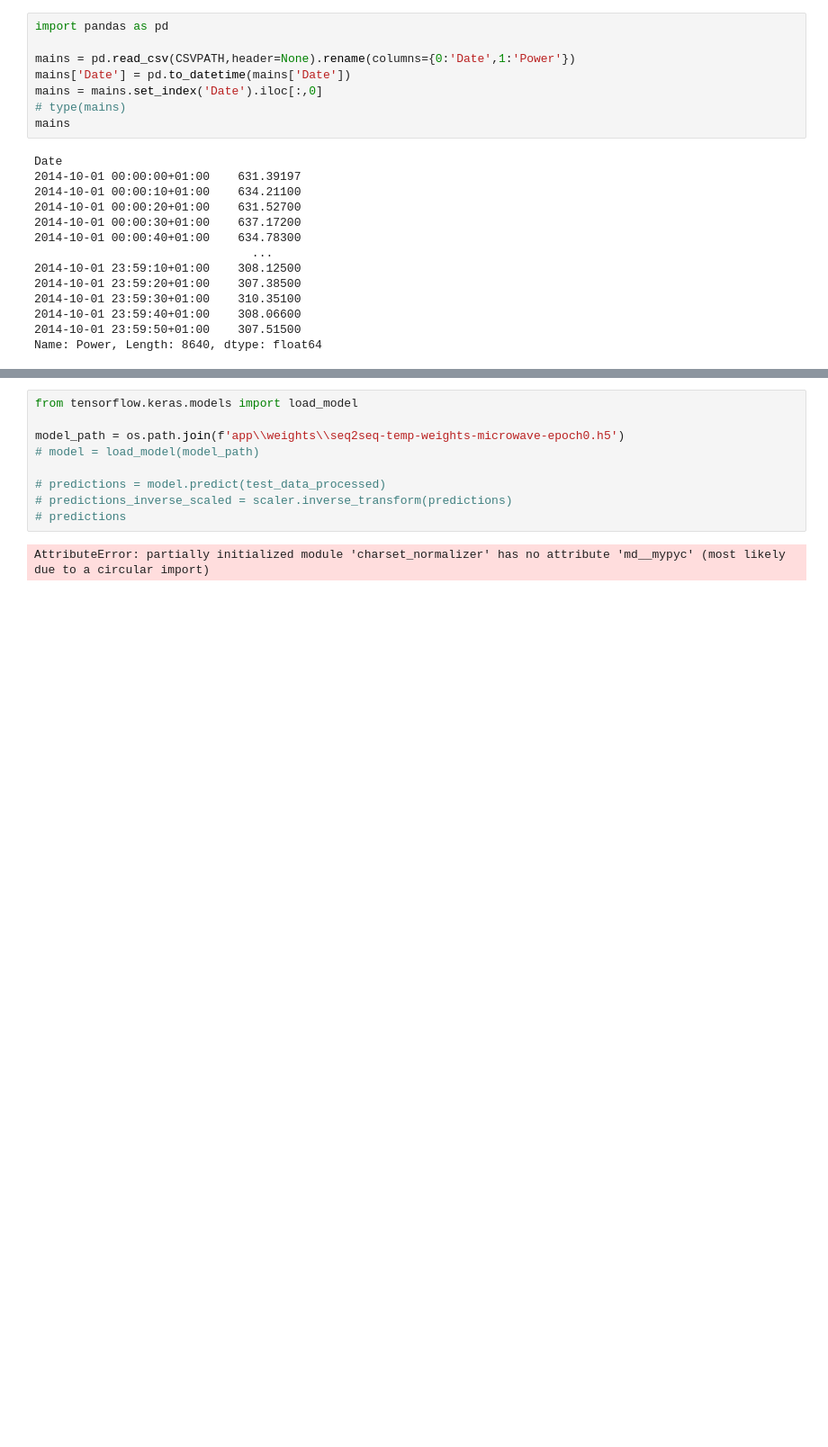
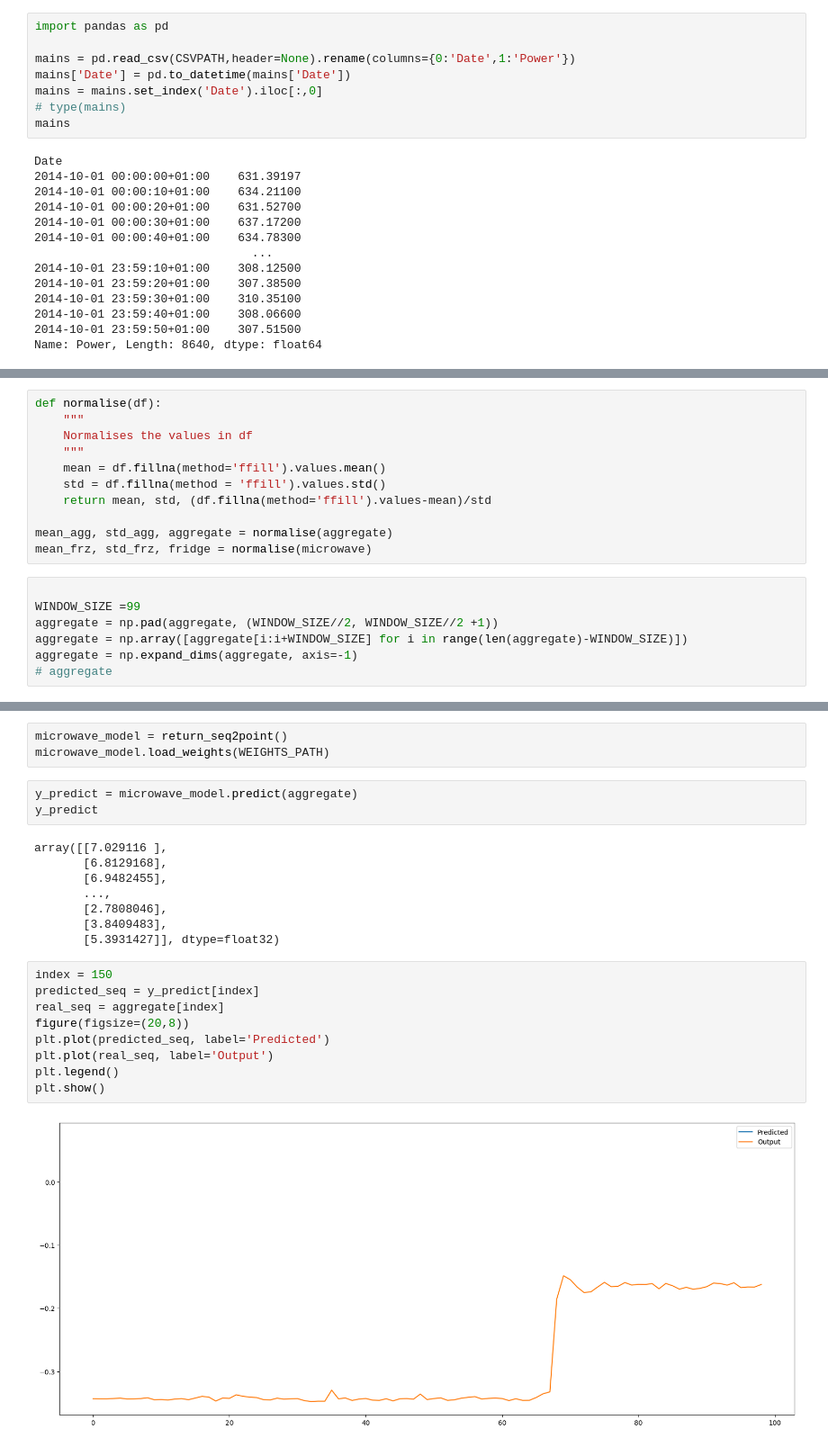
Before and after one commit to SDim44/nilm-dashboard, a Jupyter notebook: Test.ipynb, the cells around one changed output, grey strips where cells are left out. Shown: that part at 90% size. Saved outputs shown, nothing was run; the diff lists cells and outputs as text; blank space fills up the shorter version.

```diff
--- a/Test.ipynb
+++ b/Test.ipynb
@@ -150 +145,19 @@ AttributeError: partially initialized module 'charset_normalizer' has no attribu
+# %%
+def normalise(df):
+    """
+    Normalises the values in df
+    """
+    mean = df.fillna(method='ffill').values.mean()
+    std = df.fillna(method = 'ffill').values.std()
+    return mean, std, (df.fillna(method='ffill').values-mean)/std
+
+mean_agg, std_agg, aggregate = normalise(aggregate)
+mean_frz, std_frz, fridge = normalise(microwave)
+# %%
+
+WINDOW_SIZE =99
+aggregate = np.pad(aggregate, (WINDOW_SIZE//2, WINDOW_SIZE//2 +1))
+aggregate = np.array([aggregate[i:i+WINDOW_SIZE] for i in range(len(aggregate)-WINDOW_SIZE)])
+aggregate = np.expand_dims(aggregate, axis=-1)
+# aggregate
 # %%
@@ -173,11 +202,25 @@ AttributeError: partially initialized module 'charset_normalizer' has no attribu
-# %%
-from tensorflow.keras.models import load_model
-
-model_path = os.path.join(f'app\\weights\\seq2seq-temp-weights-microwave-epoch0.h5')
-# model = load_model(model_path)
-
-# predictions = model.predict(test_data_processed)
-# predictions_inverse_scaled = scaler.inverse_transform(predictions)
-# predictions
-# %% [output]
-AttributeError: partially initialized module 'charset_normalizer' has no attribute 'md__mypyc' (most likely due to a circular import)
+# %%
+microwave_model = return_seq2point()
+microwave_model.load_weights(WEIGHTS_PATH)
+# %%
+y_predict = microwave_model.predict(aggregate)
+y_predict
+# %% [output]
+array([[7.029116 ],
+       [6.8129168],
+       [6.9482455],
+       ...,
+       [2.7808046],
+       [3.8409483],
+       [5.3931427]], dtype=float32)
+# %%
+index = 150
+predicted_seq = y_predict[index]
+real_seq = aggregate[index]
+figure(figsize=(20,8))
+plt.plot(predicted_seq, label='Predicted')
+plt.plot(real_seq, label='Output')
+plt.legend()
+plt.show()
+# %% [output]
+[figure, added]
```
Also changed, not shown: parts of 26 cells of this notebook, 8 other files.
